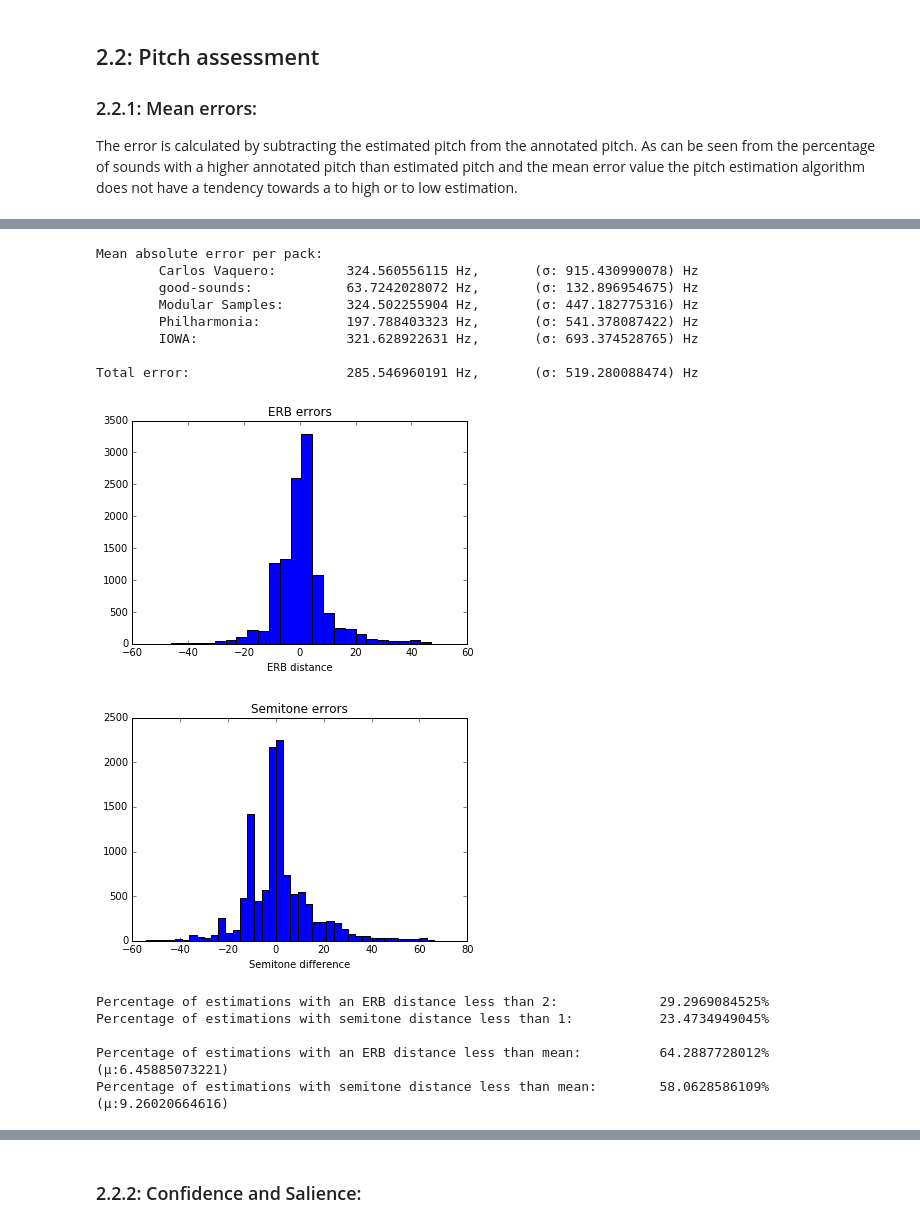
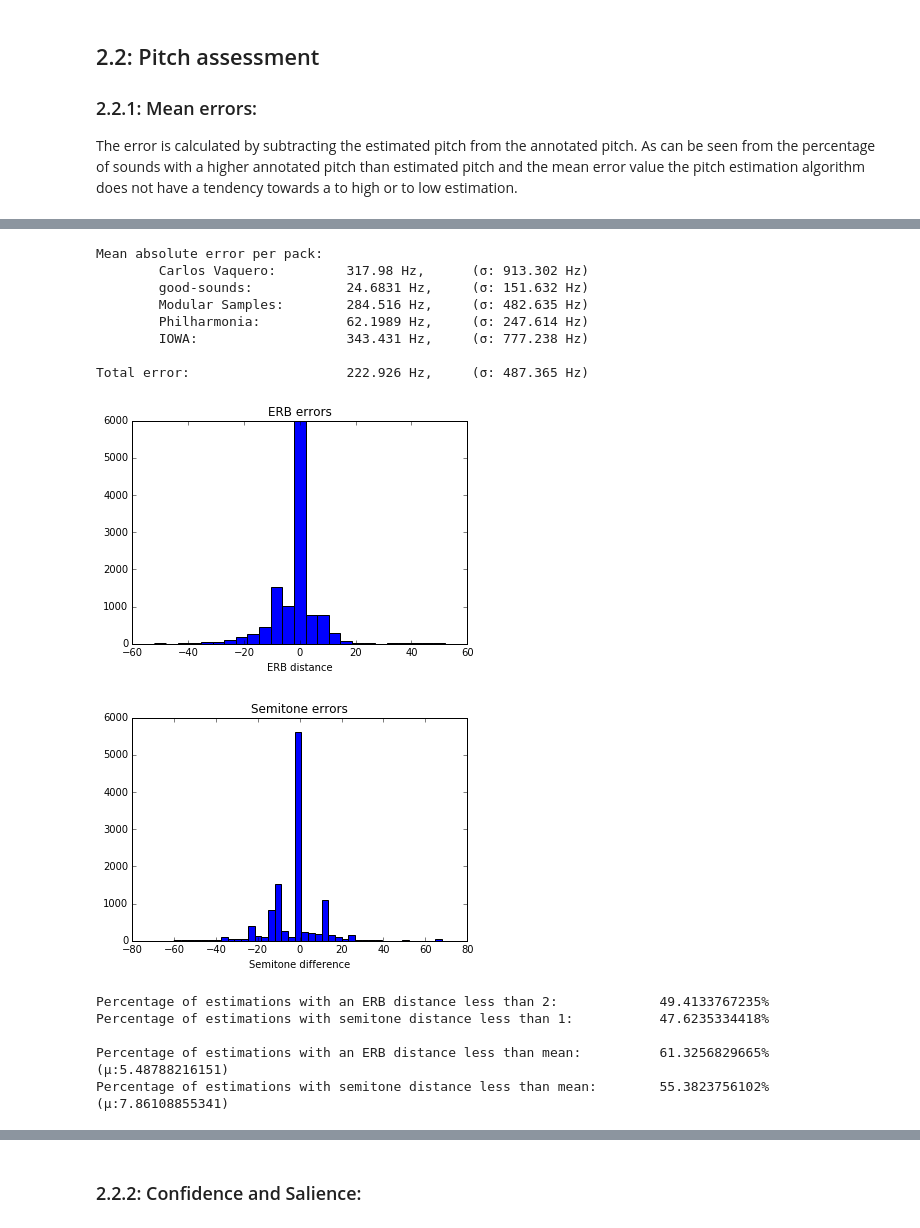
Before and after one commit to akkeh/internship, a Jupyter notebook: pitchEst/notebook/pitchEstimation-Copy1.ipynb, the cells around one changed output, grey strips where cells are left out. Saved outputs shown, nothing was run; the diff lists cells and outputs as text; code cells hidden in the pictures.

```diff
--- a/pitchEst/notebook/pitchEstimation-Copy1.ipynb
+++ b/pitchEst/notebook/pitchEstimation-Copy1.ipynb
@@ -77,6 +70,15 @@ Total sounds:                   11677 sounds
 [figure]
 [figure]
 [figure]
+# %%
+# load some data from pool:
+pTag = pool['annotated_pitch'];
+pEst_mu = pool['lowLevel.pitch.mean'];
+pEst = pool['lowLevel.pitch.median'];
+conf_mu = pool['lowLevel.pitch_instantaneous_confidence.mean'];
+conf = pool['lowLevel.pitch_instantaneous_confidence.median'];
+sal_mu = pool['lowLevel.pitch_salience.mean'];
+sal = pool['lowLevel.pitch_salience.median'];
 # %% [markdown]
 ### 1.1.2: Sampling of the soundpacks:
 What clearly stands out is that most of the sounds come from the user Modular Samples and the Philharmonia library. As the results of the pitch estimation can be dependent on the characteristics of the types of sounds and the manner in which they are recorded, the results can be influenced heavily by the characteristics and recording manner of these sounds. For this reason the error values of the Modular Samples and Philharmonia sounds will be averaged over several samples taken from all their sounds.
@@ -243,55 +257,59 @@ Mean distances:
 # %%
 print "Mean absolute error per pack:"
-print "\tCarlos Vaquero:\t\t" + str(np.mean(abs(csE_err))) + " Hz,\t(σ: " + str(np.std(abs(csE_err))) + ") Hz"
-print "\tgood-sounds:\t\t" + str(np.mean(abs(gsE_err))) + " Hz,\t(σ: " + str(np.std(abs(gsE_err))) + ") Hz"
-print "\tModular Samples:\t" + str(np.mean(abs(msE_err))) + " Hz,\t(σ: " + str(np.std(abs(msE_err))) + ") Hz"
-print "\tPhilharmonia:\t\t" + str(np.mean(abs(phE_err))) + " Hz,\t(σ: " + str(np.std(abs(phE_err))) + ") Hz"
-print "\tIOWA:\t\t\t" + str(np.mean(abs(iwE_err))) + " Hz,\t(σ: " + str(np.std(abs(iwE_err))) + ") Hz\n"
+cs_err = pTag[:csN] - pEst[:csN]; gs_err = pTag[csN:csN+gsN] - pEst[csN:csN+gsN]; ms_err = pTag[csN+gsN:frsN] - pEst[csN+gsN:frsN];
+ph_err = pTag[frsN:frsN+phN] - pEst[frsN:frsN+phN]; iw_err = pTag[frsN+phN:] - pEst[frsN+phN:];
+print "\tCarlos Vaquero:\t\t" + str(np.mean(abs(cs_err))) + " Hz,\t(σ: " + str(np.std(abs(cs_err))) + " Hz)"
+print "\tgood-sounds:\t\t" + str(np.mean(abs(gs_err))) + " Hz,\t(σ: " + str(np.std(abs(gs_err))) + " Hz)"
+print "\tModular Samples:\t" + str(np.mean(abs(ms_err))) + " Hz,\t(σ: " + str(np.std(abs(ms_err))) + " Hz)"
+print "\tPhilharmonia:\t\t" + str(np.mean(abs(ph_err))) + " Hz,\t(σ: " + str(np.std(abs(ph_err))) + " Hz)"
+print "\tIOWA:\t\t\t" + str(np.mean(abs(iw_err))) + " Hz,\t(σ: " + str(np.std(abs(iw_err))) + " Hz)\n"
 
-print "Total error:\t\t\t" + str(np.mean(abs(ESS_err))) + " Hz,\t(σ: " + str(np.std(abs(ESS_err))) + ") Hz"
+print "Total error:\t\t\t" + str(np.mean(abs(err))) + " Hz,\t(σ: " + str(np.std(abs(err))) + " Hz)"
 # %% [output]
 Mean absolute error per pack:
-        Carlos Vaquero:         324.560556115 Hz,       (σ: 915.430990078) Hz
-        good-sounds:            63.7242028072 Hz,       (σ: 132.896954675) Hz
-        Modular Samples:        324.502255904 Hz,       (σ: 447.182775316) Hz
-        Philharmonia:           197.788403323 Hz,       (σ: 541.378087422) Hz
-        IOWA:                   321.628922631 Hz,       (σ: 693.374528765) Hz
+        Carlos Vaquero:         317.98 Hz,      (σ: 913.302 Hz)
+        good-sounds:            24.6831 Hz,     (σ: 151.632 Hz)
+        Modular Samples:        284.516 Hz,     (σ: 482.635 Hz)
+        Philharmonia:           62.1989 Hz,     (σ: 247.614 Hz)
+        IOWA:                   343.431 Hz,     (σ: 777.238 Hz)
 
-Total error:                    285.546960191 Hz,       (σ: 519.280088474) Hz
+Total error:                    222.926 Hz,     (σ: 487.365 Hz)
 # %%
-plt.hist(ESS_ERB, bins=25);
+ERB = pa.ERBdist(pTag, pEst);
+plt.hist(ERB, bins=25);
 plt.title("ERB errors")
 plt.xlabel("ERB distance")
 plt.show()
 
-plt.hist(ESS_st, bins = 40);
+st = pa.semitoneDist(pTag, pEst);
+plt.hist(st, bins = 40);
 plt.title("Semitone errors")
 plt.xlabel("Semitone difference")
 plt.show()
 # %% [output]
-[figure, old version]
+[figure, new version]
-[figure, old version]
+[figure, new version]
 # %%
-i_ERB_gt_1 = np.where(abs(ESS_ERB) > 1)[0]
-i_ERB_lt_2 = np.where(abs(ESS_ERB) < 2)[0]
+i_ERB_gt_1 = np.where(abs(ERB) > 1)[0]
+i_ERB_lt_2 = np.where(abs(ERB) < 2)[0]
 print "Percentage of estimations with an ERB distance less than 2:\t\t" + str(len(i_ERB_lt_2) / float(N) * 100) + "%"
 
-i_st_gt_1 = np.where(abs(ESS_st) >= 1)[0]
-i_st_lt_1 = np.where(abs(ESS_st) < 1)[0]
+i_st_gt_1 = np.where(abs(st) >= 1)[0]
+i_st_lt_1 = np.where(abs(st) < 1)[0]
 print "Percentage of estimations with semitone distance less than 1:\t\t" + str(len(i_st_lt_1) / float(N) * 100) + "%\n"
 
-i_ERB_gt_mu = np.where(abs(ESS_ERB) >= np.mean(abs(ESS_ERB)))[0]
-i_ERB_lt_mu = np.where(abs(ESS_ERB) < np.mean(abs(ESS_ERB)))[0]
-print "Percentage of estimations with an ERB distance less than mean:\t\t" + str(len(i_ERB_lt_mu) / float(N) * 100) + "% (μ:" + str(np.mean(abs(ESS_ERB))) + ")"
+i_ERB_gt_mu = np.where(abs(ERB) >= np.mean(abs(ERB)))[0]
+i_ERB_lt_mu = np.where(abs(ERB) < np.mean(abs(ERB)))[0]
+print "Percentage of estimations with an ERB distance less than mean:\t\t" + str(len(i_ERB_lt_mu) / float(N) * 100) + "% (μ:" + str(np.mean(abs(ERB))) + ")"
 
-i_st_gt_mu = np.where(abs(ESS_st) >= np.mean(abs(ESS_st)))[0]
-i_st_lt_mu = np.where(abs(ESS_st) < np.mean(abs(ESS_st)))[0]
-print "Percentage of estimations with semitone distance less than mean:\t" + str(len(i_st_lt_mu) / float(N) * 100) + "% (μ:" + str(np.mean(abs(ESS_st))) + ")"
+i_st_gt_mu = np.where(abs(st) >= np.mean(abs(st)))[0]
+i_st_lt_mu = np.where(abs(st) < np.mean(abs(st)))[0]
+print "Percentage of estimations with semitone distance less than mean:\t" + str(len(i_st_lt_mu) / float(N) * 100) + "% (μ:" + str(np.mean(abs(st))) + ")"
 # %% [output]
-Percentage of estimations with an ERB distance less than 2:             29.2969084525%
-Percentage of estimations with semitone distance less than 1:           23.4734949045%
+Percentage of estimations with an ERB distance less than 2:             49.4133767235%
+Percentage of estimations with semitone distance less than 1:           47.6235334418%
 
-Percentage of estimations with an ERB distance less than mean:          64.2887728012% (μ:6.45885073221)
-Percentage of estimations with semitone distance less than mean:        58.0628586109% (μ:9.26020664616)
+Percentage of estimations with an ERB distance less than mean:          61.3256829665% (μ:5.48788216151)
+Percentage of estimations with semitone distance less than mean:        55.3823756102% (μ:7.86108855341)
 # %%
 print "Percentages of correct estimations per pack:"
```
Also changed, not shown: parts of 17 cells of this notebook, 2 other files.
